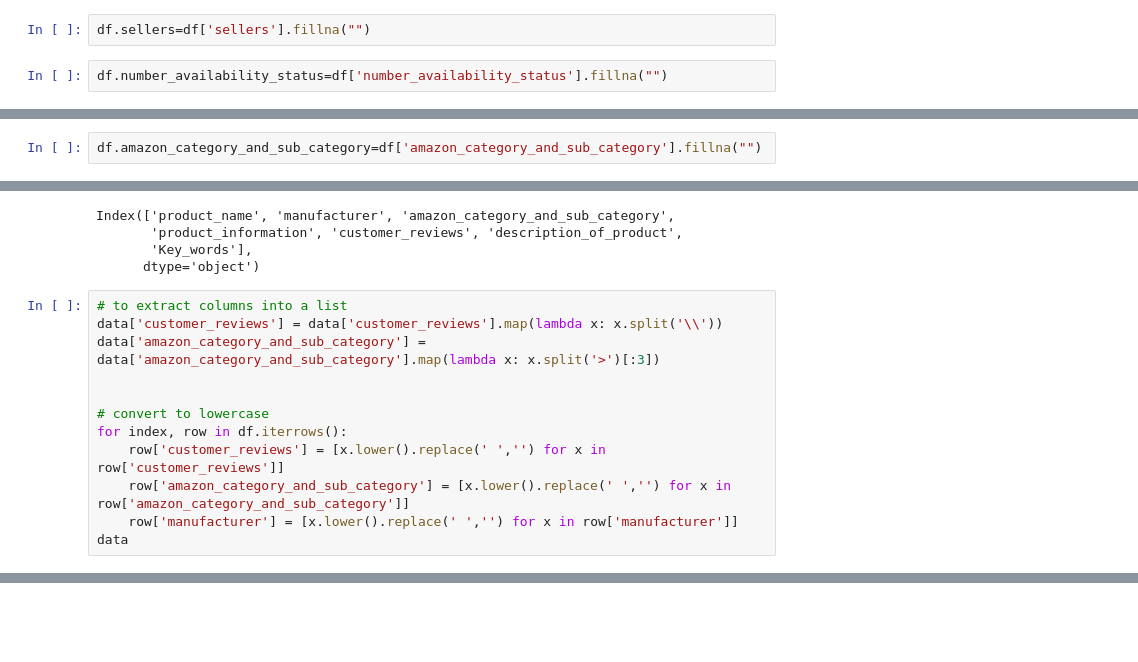
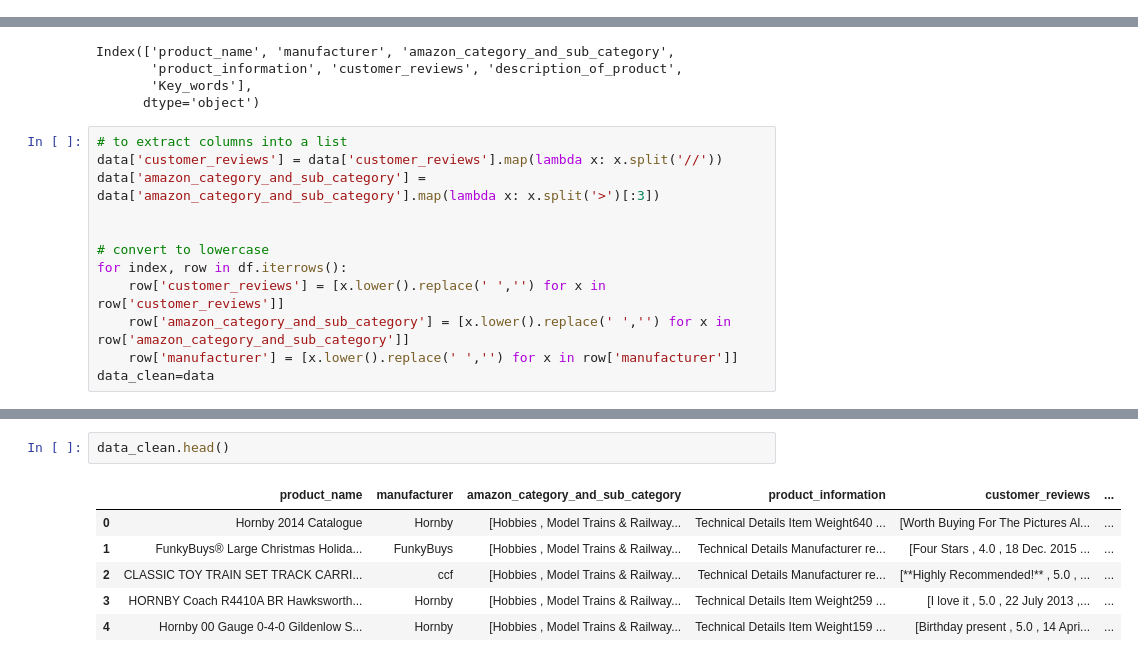
Before and after one commit to Deja2304/Capstone, a Jupyter notebook: Final Recommendations.ipynb, the cells around one changed output, grey strips where cells are left out. Drawn from its saved outputs; the diff is of its cells as text; blank space fills up the shorter version.

```diff
--- a/Final Recommendations.ipynb
+++ b/Final Recommendations.ipynb
@@ -373,4 +391,0 @@ df.items_customers_buy_after_viewing_this_item=df['items_customers_buy_after_vie
-# %%
-df.sellers=df['sellers'].fillna("")
-# %%
-df.number_availability_status=df['number_availability_status'].fillna("")
@@ -429,6 +446,4 @@ df.hist(figsize=(20, 15))
 plt.show()
 # %% [output]
 [figure]
-# %%
-df.amazon_category_and_sub_category=df['amazon_category_and_sub_category'].fillna("")
 # %%
@@ -706,7 +722,7 @@ Index(['product_name', 'manufacturer', 'amazon_category_and_sub_category',
       dtype='object')
 # %%
 # to extract columns into a list
-data['customer_reviews'] = data['customer_reviews'].map(lambda x: x.split('\\'))
+data['customer_reviews'] = data['customer_reviews'].map(lambda x: x.split('//'))
 data['amazon_category_and_sub_category'] = data['amazon_category_and_sub_category'].map(lambda x: x.split('>')[:3])
 
 
@@ -715,4 +731,4 @@ for index, row in df.iterrows():
     row['customer_reviews'] = [x.lower().replace(' ','') for x in row['customer_reviews']]
     row['amazon_category_and_sub_category'] = [x.lower().replace(' ','') for x in row['amazon_category_and_sub_category']]
     row['manufacturer'] = [x.lower().replace(' ','') for x in row['manufacturer']]
-data
+data_clean=data
@@ -733 +735,10 @@ data
+# %%
+data_clean.head()
+# %% [output]
+|  | product_name | manufacturer | amazon_category_and_sub_category | product_information | customer_reviews | ... |
+| 0 | Hornby 2014 Catalogue | Hornby | [Hobbies , Model Trains & Railway... | Technical Details Item Weight640 ... | [Worth Buying For The Pictures Al... | ... |
+| 1 | FunkyBuys® Large Christmas Holida... | FunkyBuys | [Hobbies , Model Trains & Railway... | Technical Details Manufacturer re... | [Four Stars , 4.0 , 18 Dec. 2015 ... | ... |
+| 2 | CLASSIC TOY TRAIN SET TRACK CARRI... | ccf | [Hobbies , Model Trains & Railway... | Technical Details Manufacturer re... | [**Highly Recommended!** , 5.0 , ... | ... |
+| 3 | HORNBY Coach R4410A BR Hawksworth... | Hornby | [Hobbies , Model Trains & Railway... | Technical Details Item Weight259 ... | [I love it , 5.0 , 22 July 2013 ,... | ... |
+| 4 | Hornby 00 Gauge 0-4-0 Gildenlow S... | Hornby | [Hobbies , Model Trains & Railway... | Technical Details Item Weight159 ... | [Birthday present , 5.0 , 14 Apri... | ... |
 # %%
```
Also changed, not shown: parts of 64 cells of this notebook, 6 other files.
